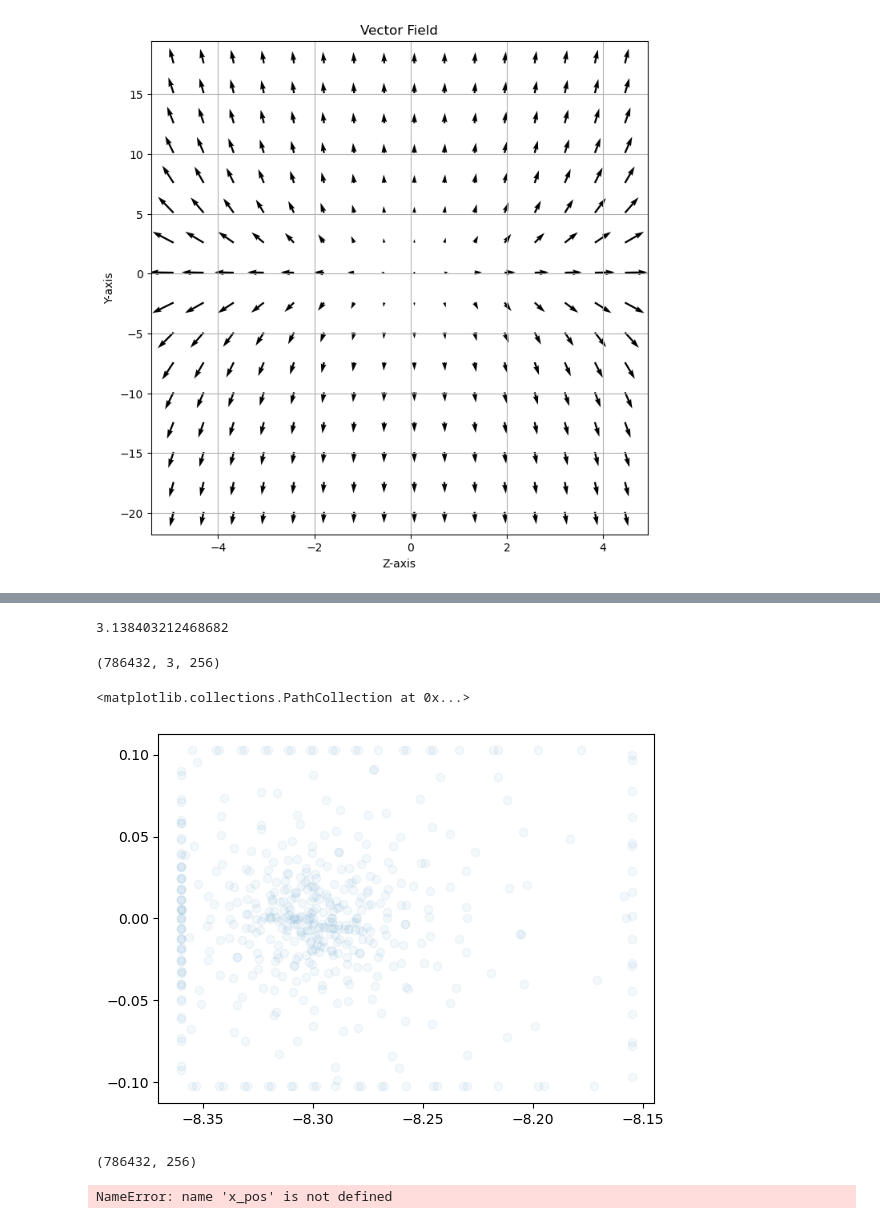
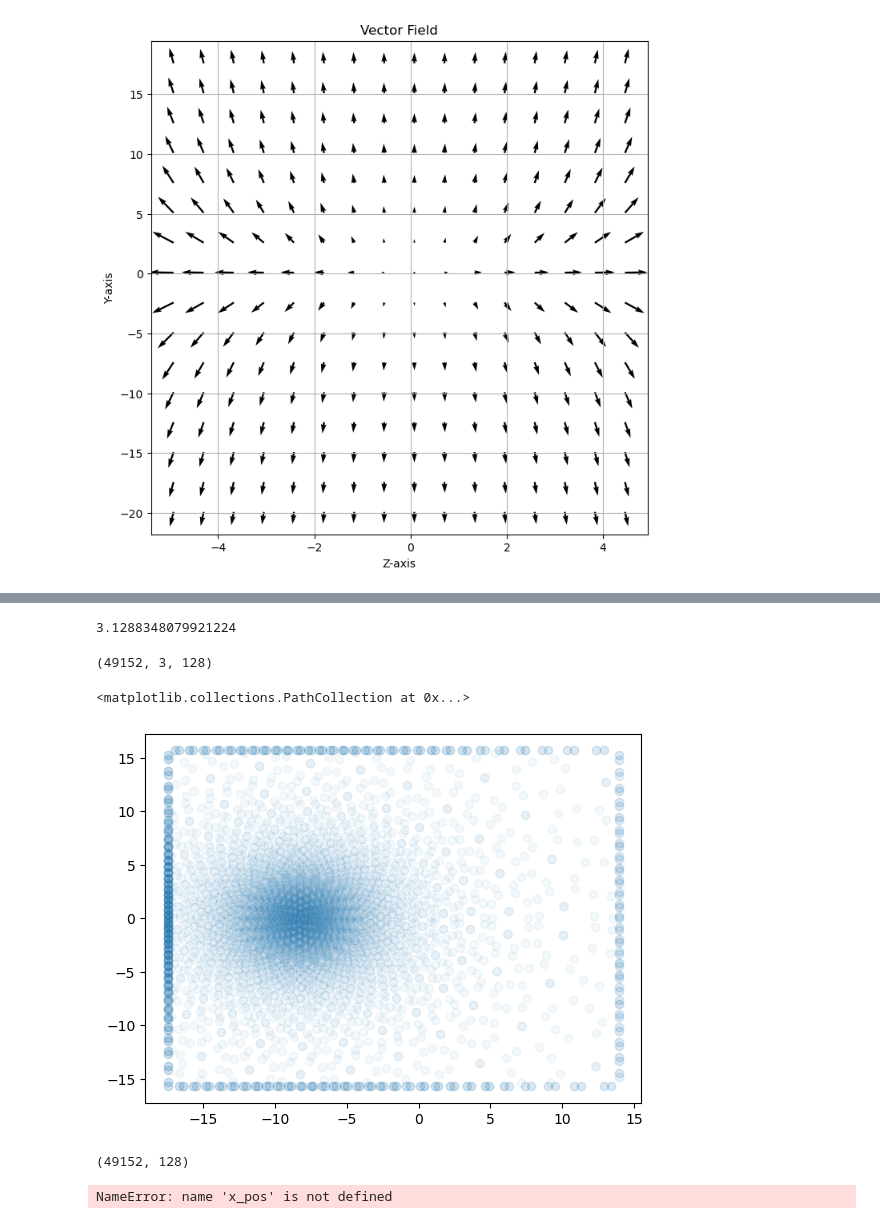
Before and after one commit to dkn16/Synax, a Jupyter notebook: examples/emiss_calc.ipynb, the cells around one changed output, grey strips where cells are left out. Drawn from its saved outputs; the diff is of its cells as text; code cells hidden in the pictures.

```diff
--- a/examples/emiss_calc.ipynb
+++ b/examples/emiss_calc.ipynb
@@ -163,30 +164,30 @@ plt.colorbar()
 # %%
-obtain_vmap = jax.vmap(lambda theta,phi:synax.obtain_positions(theta,phi,num_int_points=256))
+obtain_vmap = jax.vmap(lambda theta,phi:synax.obtain_positions(theta,phi,num_int_points=128))
 # %%
-nside = 256
+nside = 64
 n_pixs = np.arange(0,12*nside**2)
 theta,phi = hp.pix2ang(nside,n_pixs)
 
 theta.max()
 # %% [output]
-3.138403212468682
+3.1288348079921224
 # %%
-poss,dls = obtain_vmap(theta,phi)
+poss,dls,nhats = obtain_vmap(theta,phi)
 poss.shape
 # %% [output]
-(786432, 3, 256)
+(49152, 3, 128)
 # %%
-plt.scatter(poss[::100,0,10],poss[::100,1,10],alpha=0.05)
+plt.scatter(poss[::10,0,100],poss[::10,1,100],alpha=0.05)
 # %% [output]
 <matplotlib.collections.PathCollection at 0x...>
-[figure, old version]
+[figure, new version]
 # %%
 x_pos = poss[:,0].reshape(-1)
 y_pos = poss[:,1].reshape(-1)
 z_pos = poss[:,2].reshape(-1)
 poss[:,0].shape
 # %% [output]
-(786432, 256)
+(49152, 128)
 # %%
 %%time
 Sync_interp = interpax.interp3d(x_pos,y_pos,z_pos,xs,ys,zs,emiss,method='linear',extrap=True).reshape((786432, 256))
```
Also changed, not shown: parts of 13 cells of this notebook, 2 other files.
